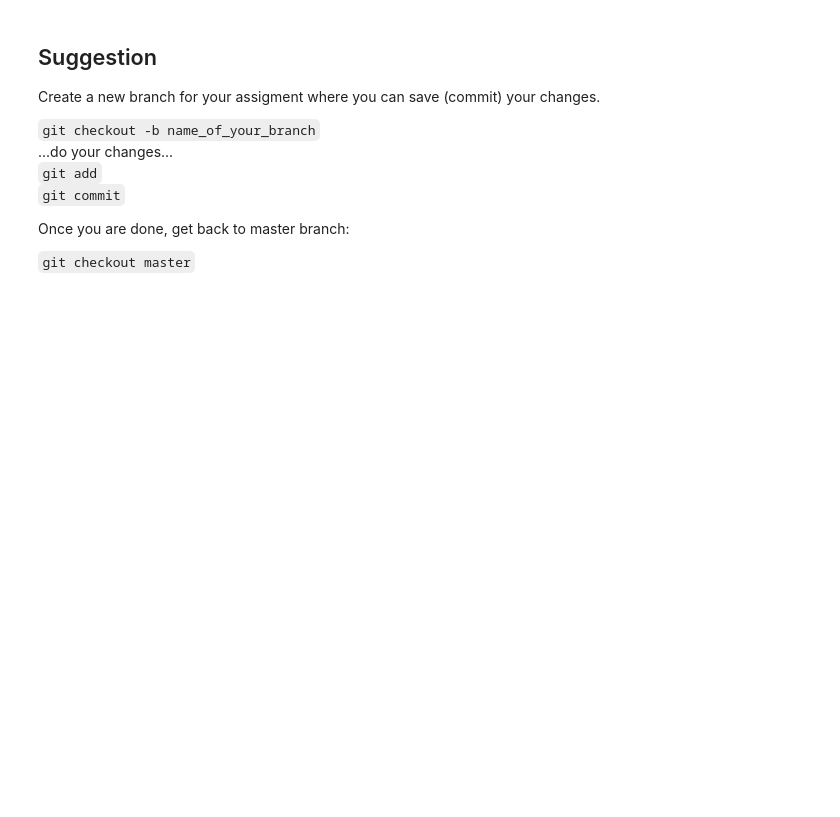
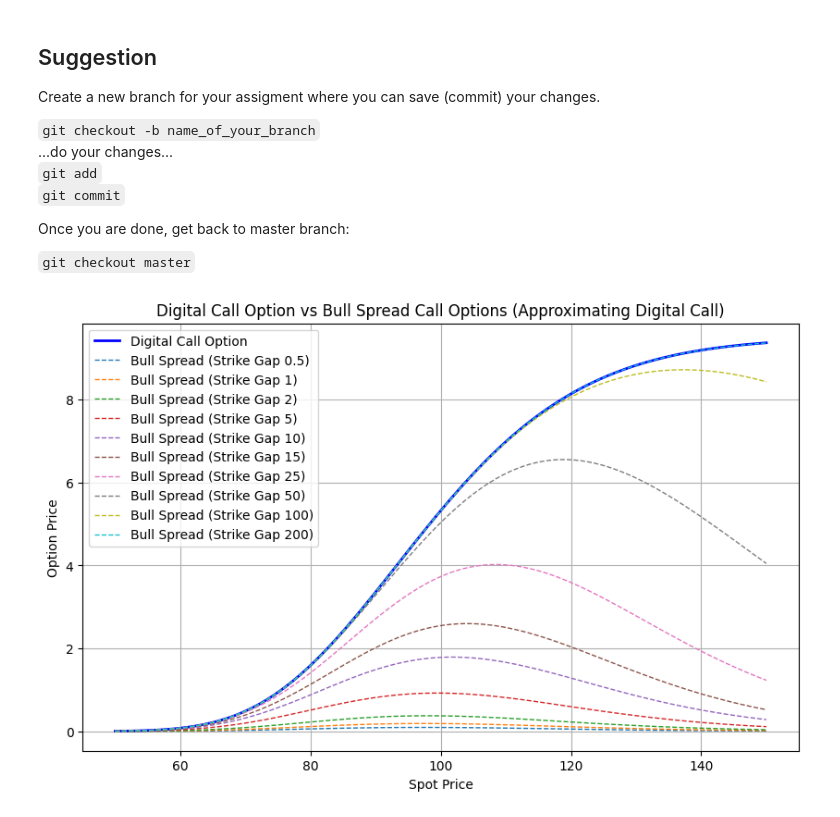
Before and after one commit to KraBence/QuantCourseBP, a Jupyter notebook: Lectures/2024_fall_BME/04_BuildingBlocks/notebook04.ipynb, the cells around one changed output. Cells and saved outputs as stored; diff of their text form; code cells hidden in the pictures; blank space fills up the shorter version.

```diff
--- a/Lectures/2024_fall_BME/04_BuildingBlocks/notebook04.ipynb
+++ b/Lectures/2024_fall_BME/04_BuildingBlocks/notebook04.ipynb
@@ -256,3 +257,60 @@ class MarketModel:
 
     def calc_df(self, tenor: float) -> float:
         return np.exp(-self.risk_free_rate * tenor)
+# %%
+import numpy as np
+import matplotlib.pyplot as plt
+from scipy.stats import norm
+
+# Parameters
+strike_price_digital = 100.0
+maturity = 1.0  # 1 year
+payout = 10.0
+spot_prices = np.linspace(50, 150, 100)  # Wider range of spot prices
+volatility = 0.2
+interest_rate = 0.05
+
+# Digital call option and pricer
+digital_contract_call = EuropeanDigitalContract(strike_price_digital, maturity, payout, "call")
+digital_pricer_call = EuropeanDigitalAnalyticPricer(digital_contract_call, spot_prices[0], volatility, interest_rate)
+
+# Prepare lists to store prices
+digital_call_prices = []
+bull_spread_prices = {0.5: [], 1: [], 2: [],  5: [], 10: [], 15: [], 25: [], 50: [],  100: [],  200: []}  # Smaller strike gaps to approximate digital call more closely
+
+# Loop over spot prices
+for S in spot_prices:
+    # Digital call option price
+    digital_pricer_call.spot = S
+    digital_call_prices.append(digital_pricer_call.price())
+
+    # Calculate bull spread prices with decreasing strike gaps (0.5, 1, 2)
+    for gap in bull_spread_prices.keys():
+        strike_price_1 = strike_price_digital
+        strike_price_2 = strike_price_digital + gap
+
+        # Define two call options for the bull spread
+        bull_spread_contract_1 = EuropeanDigitalContract(strike_price_1, maturity, payout, "call")
+        bull_spread_contract_2 = EuropeanDigitalContract(strike_price_2, maturity, payout, "call")
+
+        # Pricers for the bull spread options
+        bull_spread_pricer_1 = EuropeanDigitalAnalyticPricer(bull_spread_contract_1, S, volatility, interest_rate)
+        bull_spread_pricer_2 = EuropeanDigitalAnalyticPricer(bull_spread_contract_2, S, volatility, interest_rate)
+
+        # Bull spread price: long call at strike 1, short call at strike 2
+        bull_spread_price = bull_spread_pricer_1.price() - bull_spread_pricer_2.price()
+        bull_spread_prices[gap].append(bull_spread_price)
+
+# Plot results
+plt.figure(figsize=(10, 6))
+plt.plot(spot_prices, digital_call_prices, label='Digital Call Option', color='blue', linewidth=2)
+for gap, prices in bull_spread_prices.items():
+    plt.plot(spot_prices, prices, linestyle='--', label=f'Bull Spread (Strike Gap {gap})', linewidth=1)
+plt.xlabel('Spot Price')
+plt.ylabel('Option Price')
+plt.title('Digital Call Option vs Bull Spread Call Options (Approximating Digital Call)')
+plt.legend()
+plt.grid(True)
+plt.show()
+# %% [output]
+[figure, added]
```
Also changed, not shown: parts of 2 cells of this notebook, 2 other files.
